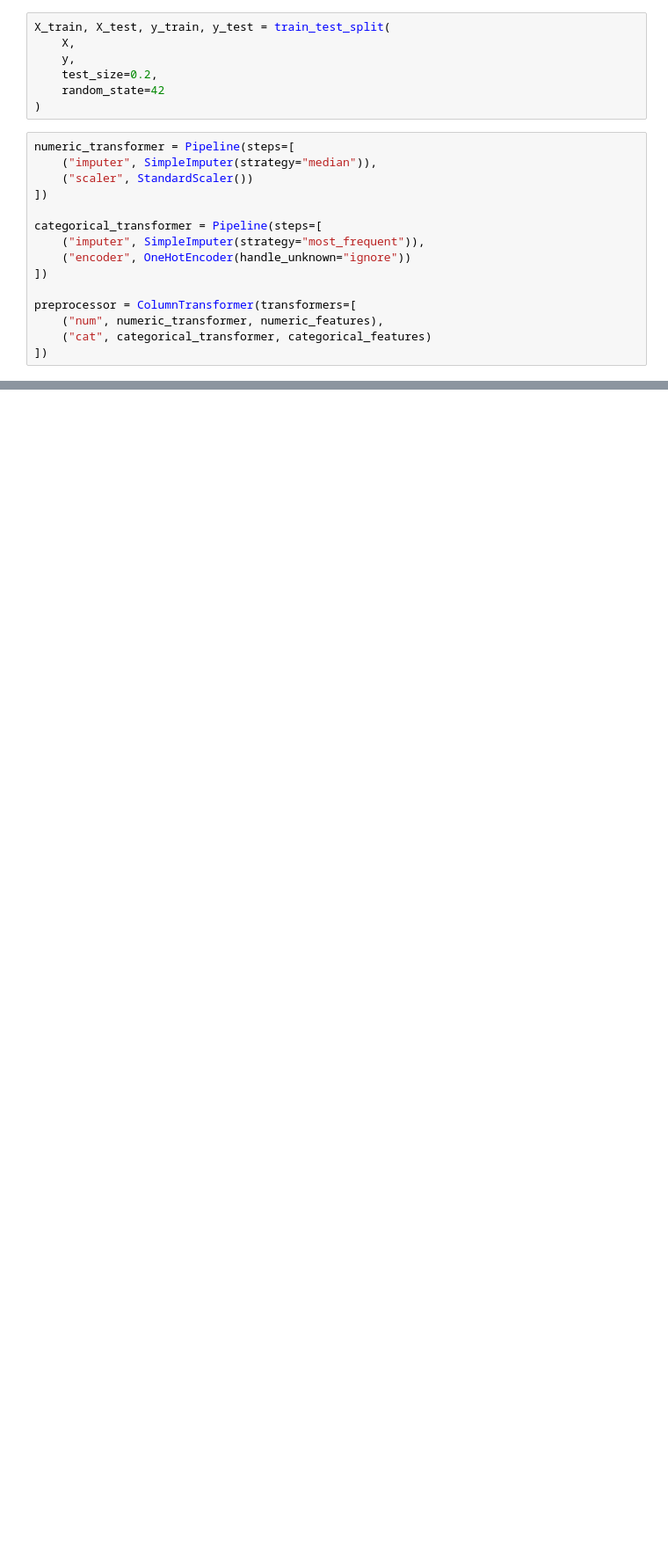
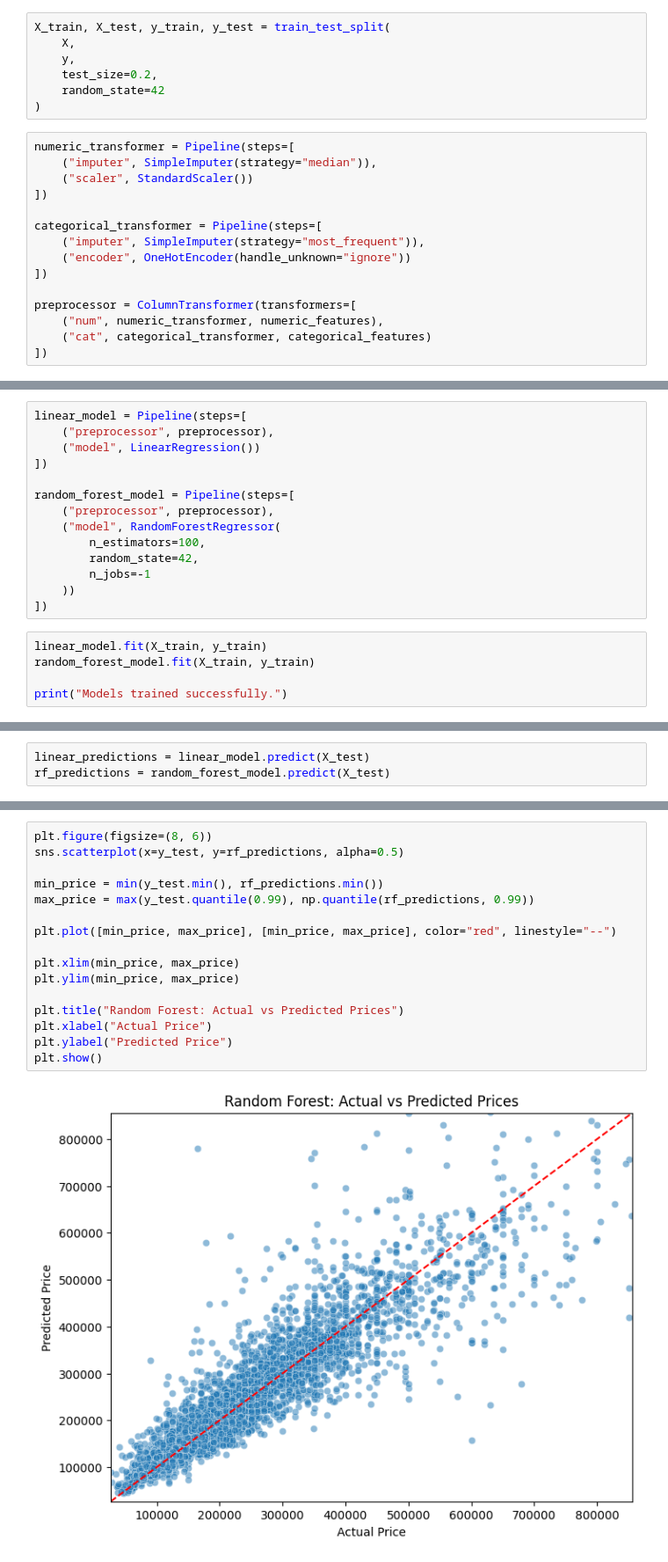
Before and after one commit to akshin777mansurov/house-price-prediction, a Jupyter notebook: House_Price_Prediction.ipynb, the cells around one changed output, grey strips where cells are left out. Shown at 88% size. Drawn from its saved outputs; the diff is of its cells as text; blank space fills up the shorter version.

Commit message:
Model training and evaluation

```diff
--- a/House_Price_Prediction.ipynb
+++ b/House_Price_Prediction.ipynb
@@ -524,0 +532,19 @@ preprocessor = ColumnTransformer(transformers=[
+# %%
+linear_model = Pipeline(steps=[
+    ("preprocessor", preprocessor),
+    ("model", LinearRegression())
+])
+
+random_forest_model = Pipeline(steps=[
+    ("preprocessor", preprocessor),
+    ("model", RandomForestRegressor(
+        n_estimators=100,
+        random_state=42,
+        n_jobs=-1
+    ))
+])
+# %%
+linear_model.fit(X_train, y_train)
+random_forest_model.fit(X_train, y_train)
+
+print("Models trained successfully.")
@@ -524,0 +553,3 @@ preprocessor = ColumnTransformer(transformers=[
+# %%
+linear_predictions = linear_model.predict(X_test)
+rf_predictions = random_forest_model.predict(X_test)
@@ -524,0 +594,18 @@ preprocessor = ColumnTransformer(transformers=[
+# %%
+plt.figure(figsize=(8, 6))
+sns.scatterplot(x=y_test, y=rf_predictions, alpha=0.5)
+
+min_price = min(y_test.min(), rf_predictions.min())
+max_price = max(y_test.quantile(0.99), np.quantile(rf_predictions, 0.99))
+
+plt.plot([min_price, max_price], [min_price, max_price], color="red", linestyle="--")
+
+plt.xlim(min_price, max_price)
+plt.ylim(min_price, max_price)
+
+plt.title("Random Forest: Actual vs Predicted Prices")
+plt.xlabel("Actual Price")
+plt.ylabel("Predicted Price")
+plt.show()
+# %% [output]
+[figure, added]
```
Also changed, not shown: parts of 10 cells of this notebook.
